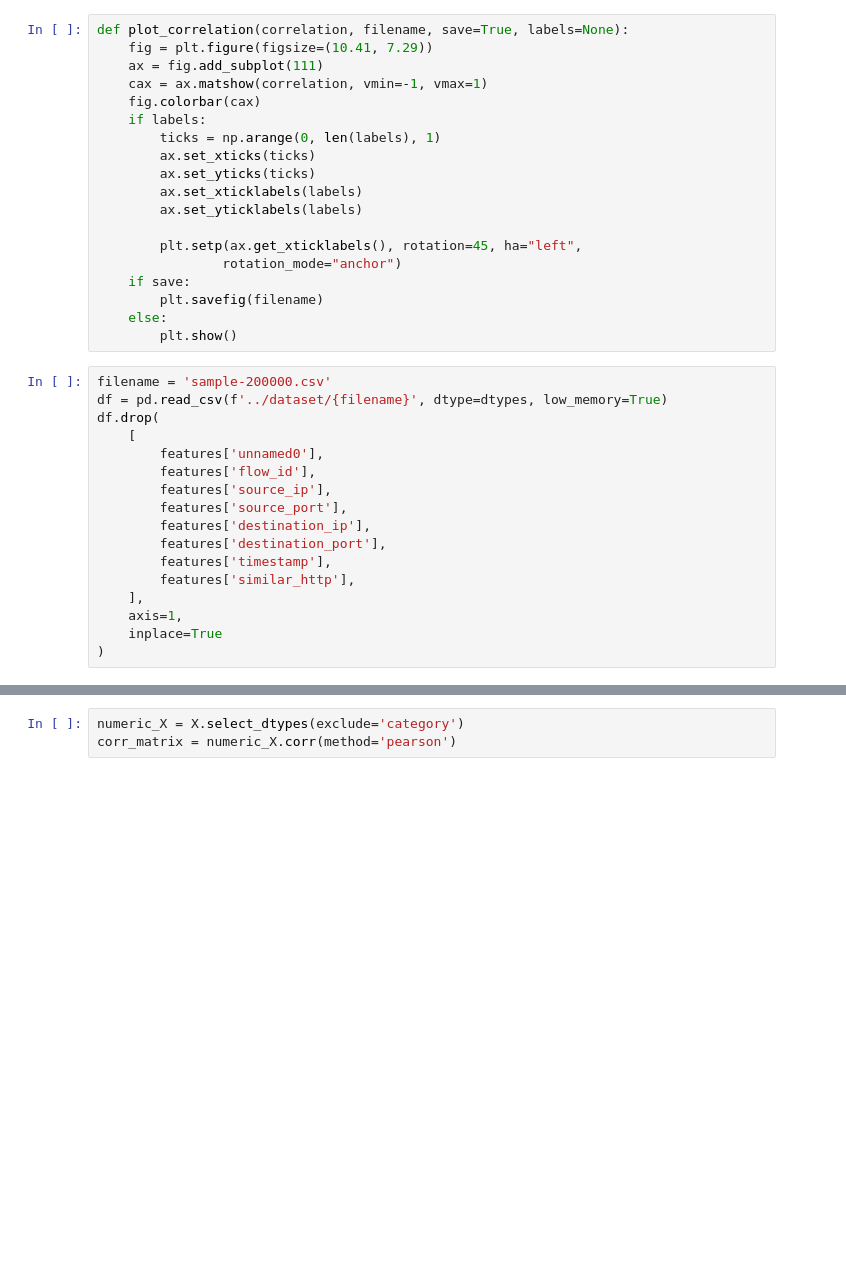
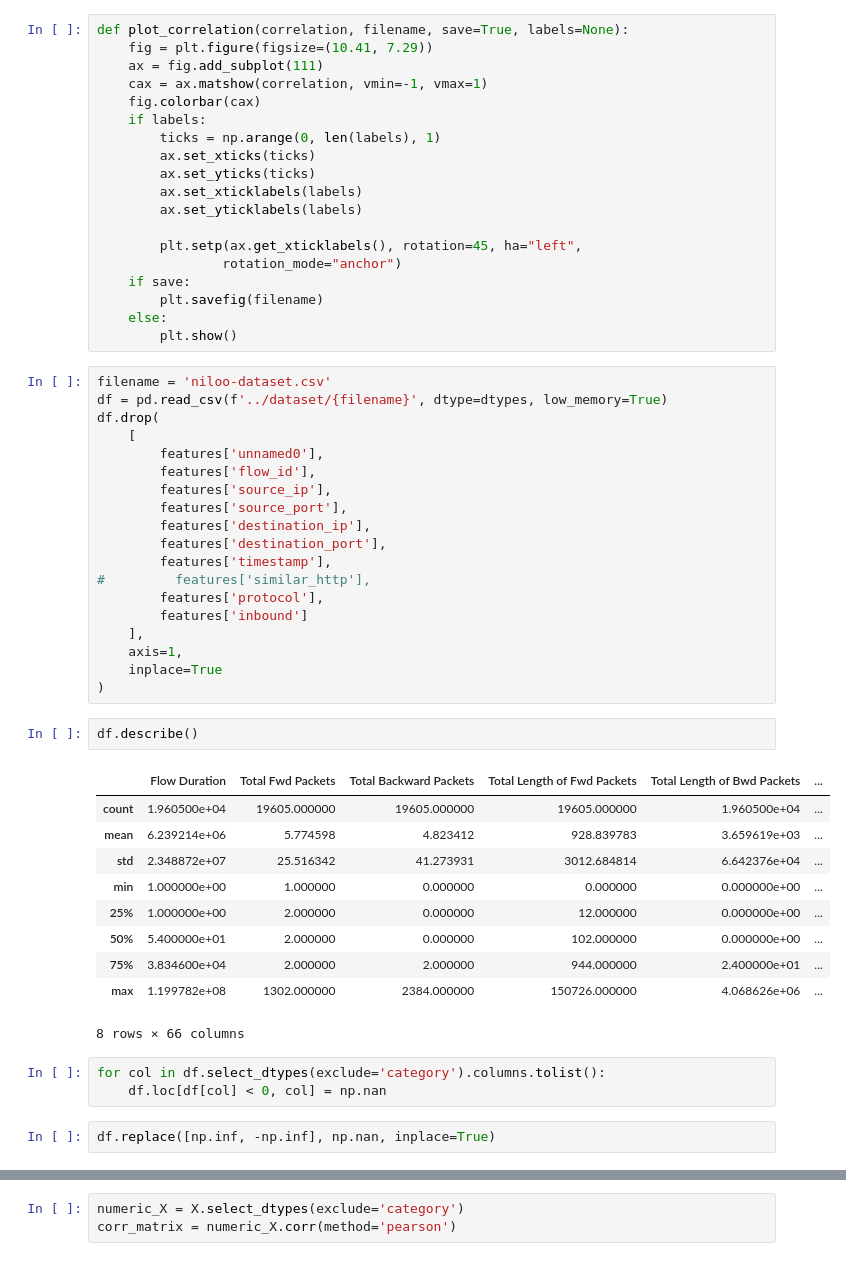
Before and after one commit to fatemehkarimi/network-attack-type-detection, a Jupyter notebook: src/preprocess/preprocess.ipynb, the cells around one changed output, grey strips where cells are left out. Cells and saved outputs as stored; diff of their text form; blank space fills up the shorter version.

```diff
--- a/src/preprocess/preprocess.ipynb
+++ b/src/preprocess/preprocess.ipynb
@@ -59,7 +51,7 @@ def plot_correlation(correlation, filename, save=True, labels=None):
     else:
         plt.show()
 # %%
-filename = 'sample-200000.csv'
+filename = 'niloo-dataset.csv'
 df = pd.read_csv(f'../dataset/{filename}', dtype=dtypes, low_memory=True)
 df.drop(
     [
@@ -70,8 +62,28 @@ df.drop(
         features['destination_ip'],
         features['destination_port'],
         features['timestamp'],
-        features['similar_http'],
+#         features['similar_http'],
+        features['protocol'],
+        features['inbound']
     ],
     axis=1,
     inplace=True
 )
+# %%
+df.describe()
+# %% [output]
+|  | Flow Duration | Total Fwd Packets | Total Backward Packets | Total Length of Fwd Packets | Total Length of Bwd Packets | ... |
+| count | 1.960500e+04 | 19605.000000 | 19605.000000 | 19605.000000 | 1.960500e+04 | ... |
+| mean | 6.239214e+06 | 5.774598 | 4.823412 | 928.839783 | 3.659619e+03 | ... |
+| std | 2.348872e+07 | 25.516342 | 41.273931 | 3012.684814 | 6.642376e+04 | ... |
+| min | 1.000000e+00 | 1.000000 | 0.000000 | 0.000000 | 0.000000e+00 | ... |
+| 25% | 1.000000e+00 | 2.000000 | 0.000000 | 12.000000 | 0.000000e+00 | ... |
+| 50% | 5.400000e+01 | 2.000000 | 0.000000 | 102.000000 | 0.000000e+00 | ... |
+| 75% | 3.834600e+04 | 2.000000 | 2.000000 | 944.000000 | 2.400000e+01 | ... |
+| max | 1.199782e+08 | 1302.000000 | 2384.000000 | 150726.000000 | 4.068626e+06 | ... |
+8 rows × 66 columns
+# %%
+for col in df.select_dtypes(exclude='category').columns.tolist():
+    df.loc[df[col] < 0, col] = np.nan
+# %%
+df.replace([np.inf, -np.inf], np.nan, inplace=True)
```
Also changed, not shown: parts of 18 cells of this notebook, 7 other files.
